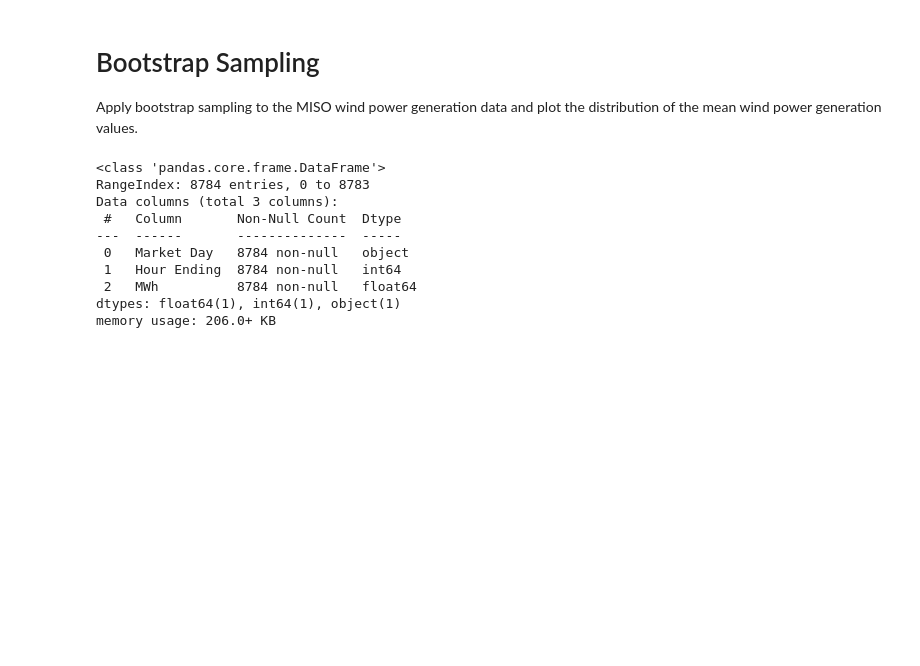
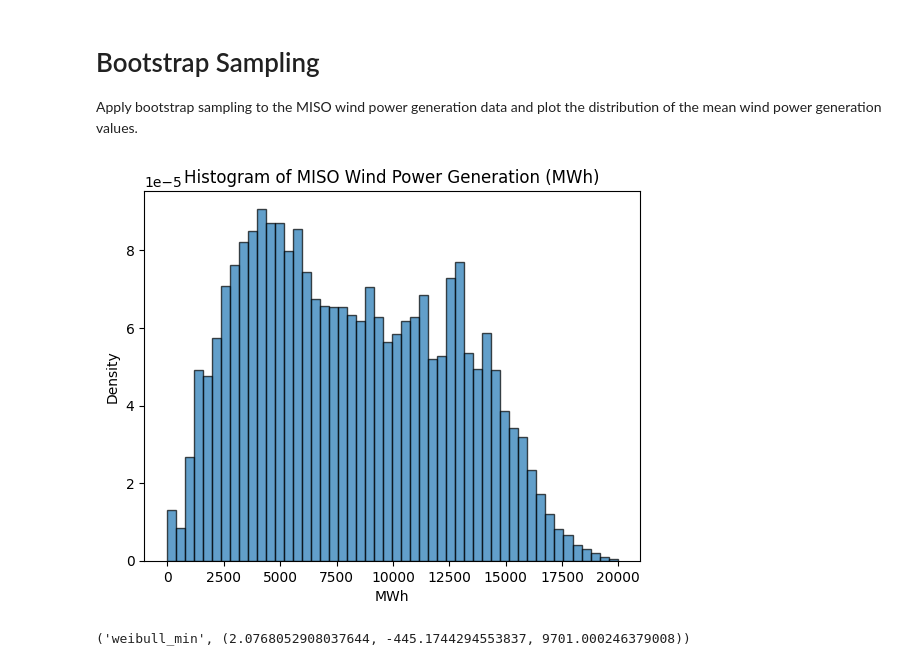
Before and after one commit to BaidarSamir/Software-Engineering-For-Data-Science, a Jupyter notebook: SEDS_Lab8/SEDS_Lab8.ipynb, the cells around one changed output. Saved outputs shown, nothing was run; the diff lists cells and outputs as text; code cells hidden in the pictures; blank space fills up the shorter version.

```diff
--- a/SEDS_Lab8/SEDS_Lab8.ipynb
+++ b/SEDS_Lab8/SEDS_Lab8.ipynb
@@ -237,25 +243,42 @@ memory usage: 206.0+ KB
 
 # Bootstrap Sampling
 Apply bootstrap sampling to the MISO wind power generation data and plot the distribution of the mean wind power generation values.
-# %%
-#your solution
-df = df.astype({'MWh': float})
-# %%
-df.info()
-# %% [output]
-<class 'pandas.core.frame.DataFrame'>
-RangeIndex: 8784 entries, 0 to 8783
-Data columns (total 3 columns):
- #   Column       Non-Null Count  Dtype
----  ------       --------------  -----
- 0   Market Day   8784 non-null   object
- 1   Hour Ending  8784 non-null   int64
- 2   MWh          8784 non-null   float64
-dtypes: float64(1), int64(1), object(1)
-memory usage: 206.0+ KB
-# %%
-
-df['Market Day'] = pd.to_datetime(df['Market Day'], format='%m/%d/%Y')  # Adjust format if necessary
-
-# Convert to Unix timestamp (seconds since Jan 1, 1970)
-df['ts'] = df['Market Day'].values.astype('int64') // 10**9
+# %%
+import numpy as np
+import matplotlib.pyplot as plt
+import scipy.stats as stats
+
+# Convert the MWh column to numeric
+df['MWh'] = pd.to_numeric(df['MWh'])
+
+# Check for any NaN values after conversion and remove them if necessary
+df = df.dropna(subset=['MWh'])
+
+# Extract the MWh column
+mwh_data = df['MWh'].values
+
+# Plot the histogram of the data to visualize the distribution
+plt.hist(mwh_data, bins=50, density=True, alpha=0.7, edgecolor='black')
+plt.title("Histogram of MISO Wind Power Generation (MWh)")
+plt.xlabel("MWh")
+plt.ylabel("Density")
+plt.show()
+
+# Fit the data to different probability distributions and find the best fit
+distributions = [stats.norm, stats.expon, stats.lognorm, stats.gamma, stats.weibull_min]
+fit_results = {}
+
+for dist in distributions:
+    params = dist.fit(mwh_data)
+    # Calculate the Kolmogorov-Smirnov statistic as a goodness-of-fit measure
+    ks_stat, p_value = stats.kstest(mwh_data, lambda x: dist.cdf(x, *params))
+    fit_results[dist.name] = {'params': params, 'ks_stat': ks_stat, 'p_value': p_value}
+
+# Sort distributions by the KS statistic
+best_fit = sorted(fit_results.items(), key=lambda x: x[1]['ks_stat'])[0]
+best_distribution, best_fit_params = best_fit[0], best_fit[1]['params']
+
+best_distribution, best_fit_params
+# %% [output]
+[figure, added]
+('weibull_min', (2.0768052908037644, -445.1744294553837, 9701.000246379008))
```
Also changed, not shown: parts of 5 cells of this notebook, 8 other files.
